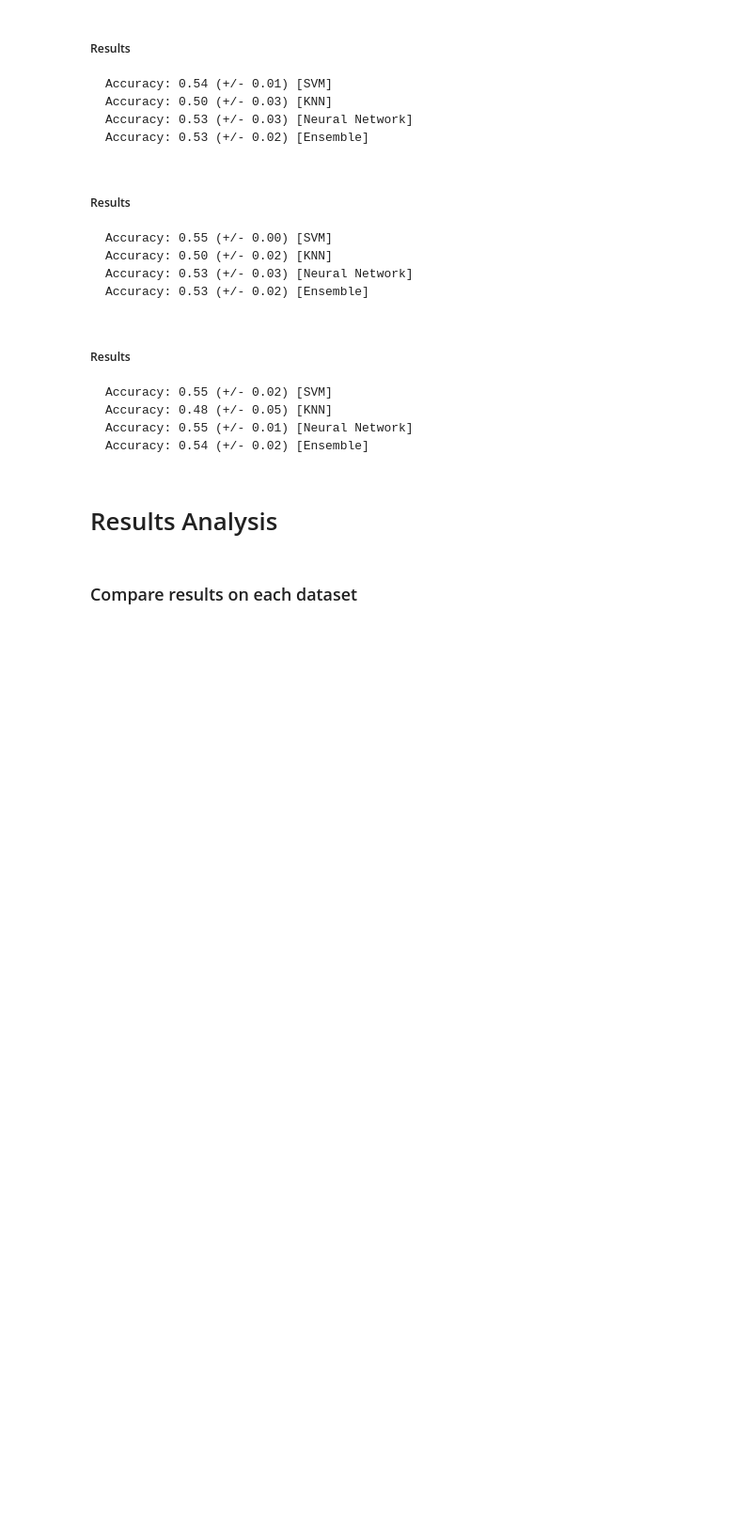
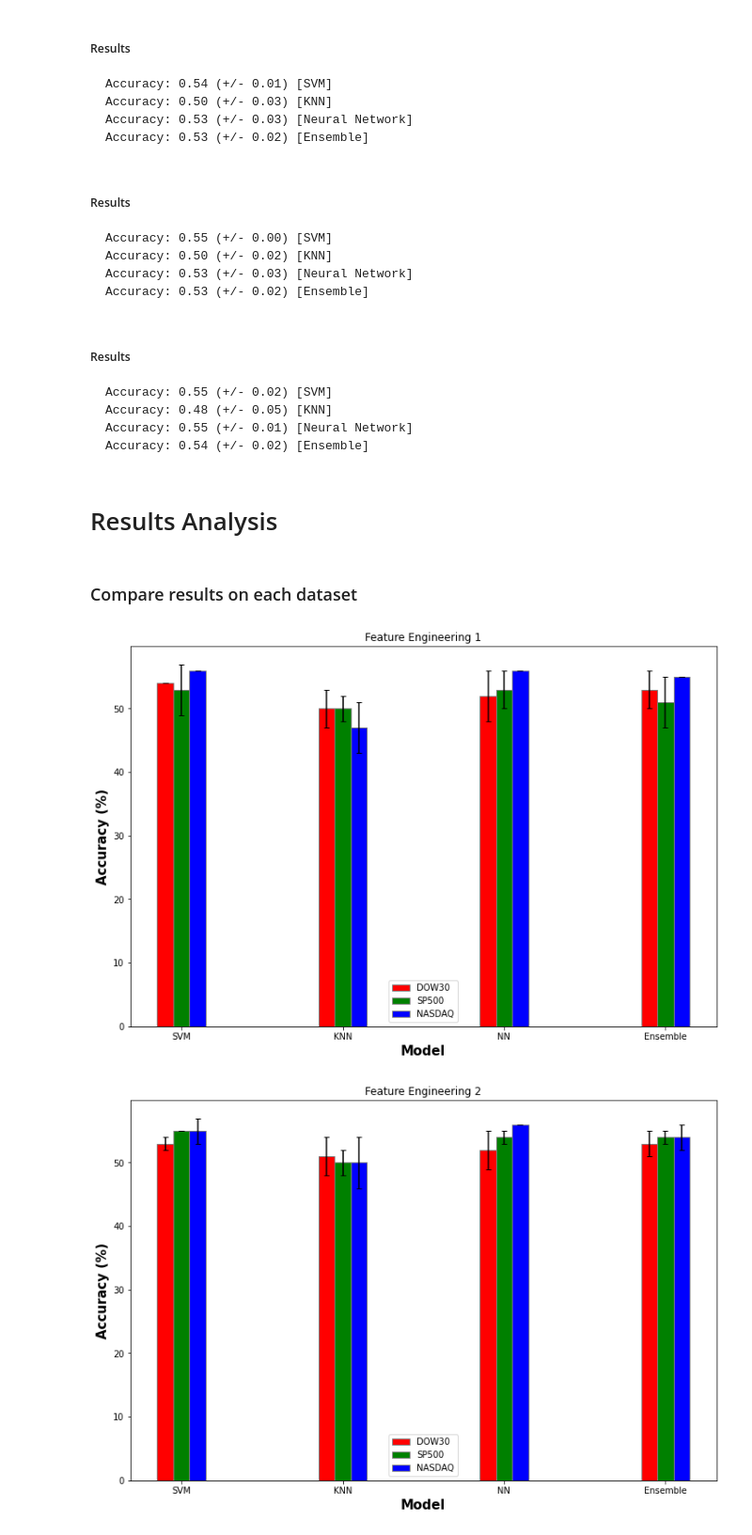
Before and after one commit to jesse-zou/CS363D-Final-Project, a Jupyter notebook: project.ipynb, the cells around one changed output. Shown at 94% size. Saved outputs shown, nothing was run; the diff lists cells and outputs as text; code cells hidden in the pictures; blank space fills up the shorter version.

```diff
--- a/project.ipynb
+++ b/project.ipynb
@@ -489,0 +545,56 @@ ensamble_trainer(svm_grid_search, knn_grid_search, nn_grid_search, data_nas_X, d
+# %%
+## TODO bar graph
+# set width of bar
+def bar_plot(data_1, data_2, data_3, err_1, err_2, err_3, title):
+    barWidth = 0.1
+    fig = plt.subplots(figsize =(12, 8))
+
+    # Set position of bar on X axis
+    br1 = np.arange(len(data_1))
+    br2 = [x + barWidth for x in br1]
+    br3 = [x + barWidth for x in br2]
+
+    # Make the plot
+    plt.bar(br1, data_1, color ='r', width = barWidth,
+            edgecolor ='grey', label='DOW30', yerr=err_1, capsize=3)
+    plt.bar(br2, data_2, color ='g', width = barWidth,
+            edgecolor ='grey', label='SP500', yerr=err_2, capsize=3)
+    plt.bar(br3, data_3, color ='b', width = barWidth,
+            edgecolor ='grey', label='NASDAQ', yerr=err_3, capsize=3)
+
+    # Adding Xticks
+    plt.xlabel('Model', fontweight ='bold', fontsize = 15)
+    plt.ylabel('Accuracy (%)', fontweight ='bold', fontsize = 15)
+    plt.xticks([r + barWidth for r in range(4)],
+            ['SVM', 'KNN', 'NN', 'Ensemble'])
+    plt.title(title)
+
+    plt.legend()
+    plt.show()
+
+dow30_fe_1 = [54, 50, 52, 53]
+dow30_error_fe_1 = [0, 3, 4, 3]
+sp500_fe_1 = [53, 50, 53, 51]
+sp500_error_fe_1 = [4, 2, 3, 4]
+nasdaq_fe_1 = [56, 47, 56, 55]
+nasdaq_error_fe_1 = [0, 4, 0, 0]
+bar_plot(dow30_fe_1, sp500_fe_1, nasdaq_fe_1, dow30_error_fe_1, sp500_error_fe_1, nasdaq_error_fe_1, "Feature Engineering 1")
+
+dow30_fe_2 = [53, 51, 52, 53]
+dow30_error_fe_2 = [1, 3, 3, 2]
+sp500_fe_2 = [55, 50, 54, 54]
+sp500_error_fe_2 = [0, 2, 1, 1]
+nasdaq_fe_2 = [55, 50, 56, 54]
+nasdaq_error_fe_2 = [2, 4, 0, 2]
+bar_plot(dow30_fe_2, sp500_fe_2, nasdaq_fe_2, dow30_error_fe_2, sp500_error_fe_2, nasdaq_error_fe_2, "Feature Engineering 2")
+
+dow30_fe_3 = [54, 50, 53, 53]
+dow30_error_fe_3 = [1, 3, 3, 2]
+sp500_fe_3 = [55, 50, 53, 53]
+sp500_error_fe_3 = [0, 2, 3, 2]
+nasdaq_fe_3 = [55, 48, 55, 54]
+nasdaq_error_fe_3 = [2, 5, 1, 2]
+bar_plot(dow30_fe_3, sp500_fe_3, nasdaq_fe_3, dow30_error_fe_3, sp500_error_fe_3, nasdaq_error_fe_3, "Feature Engineering 3")
+# %% [output]
+[figure, added]
+[figure, added]
```
Also changed, not shown: parts of 13 cells of this notebook.
